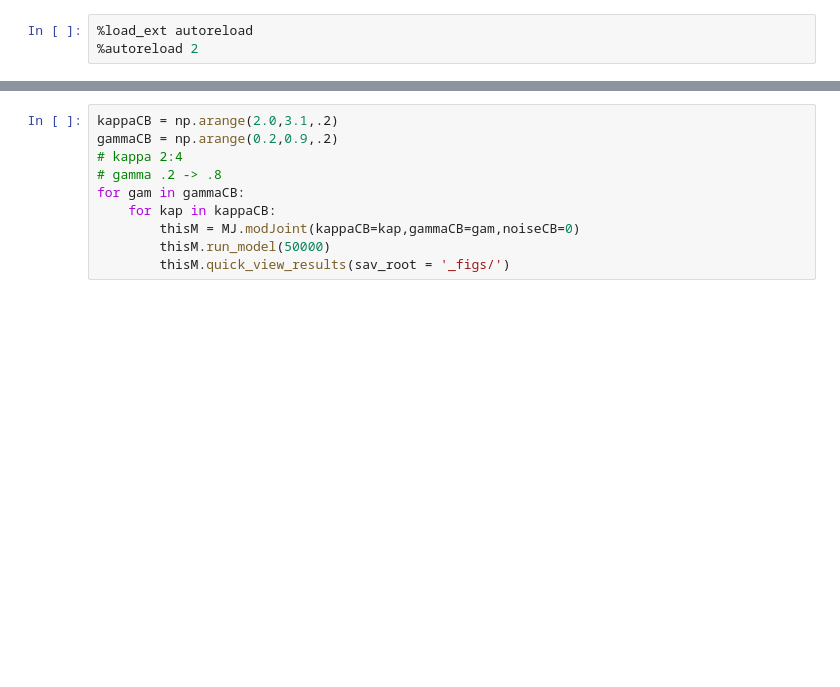
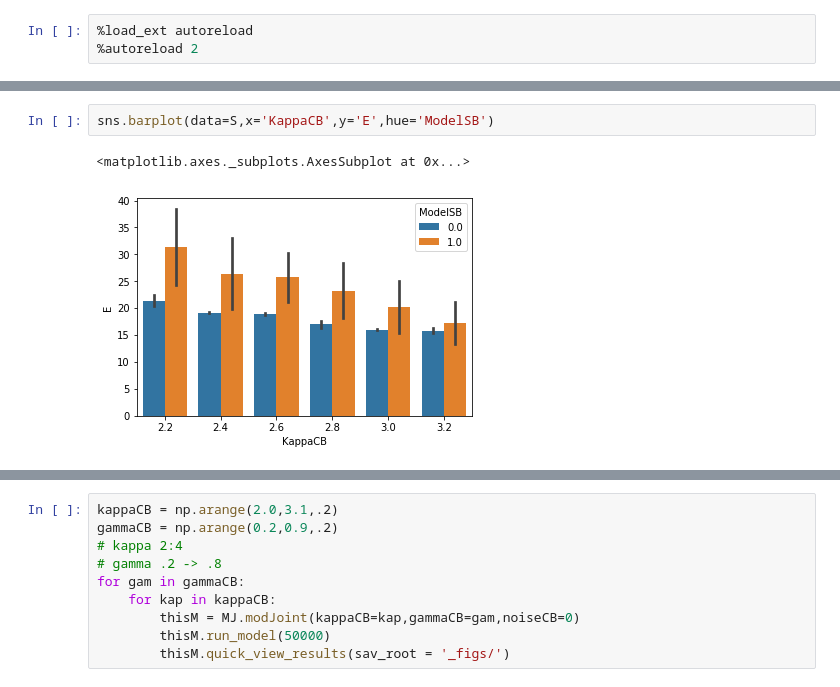
Before and after one commit to TimCSheehan/biasModels, a Jupyter notebook: playModels.ipynb, the cells around one changed output, grey strips where cells are left out. Cells and saved outputs as stored; diff of their text form; blank space fills up the shorter version.

```diff
--- a/playModels.ipynb
+++ b/playModels.ipynb
@@ -7,0 +39,5 @@ import numpy as np
+# %%
+sns.barplot(data=S,x='KappaCB',y='E',hue='ModelSB')
+# %% [output]
+<matplotlib.axes._subplots.AxesSubplot at 0x...>
+[figure, added]
```
Also changed, not shown: parts of 8 cells of this notebook, 2 other files.
